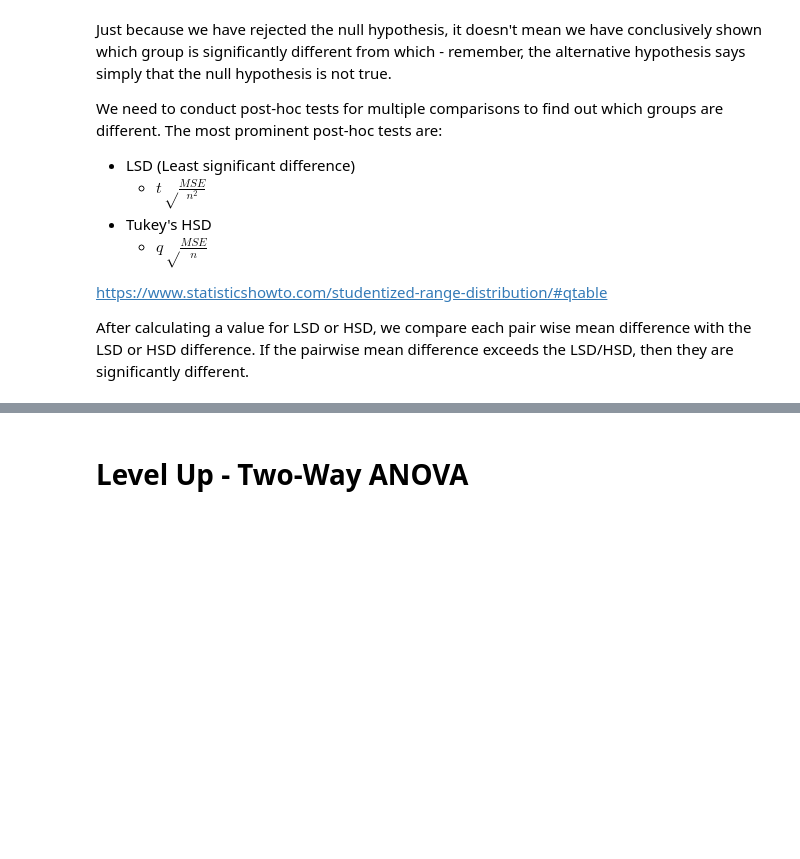
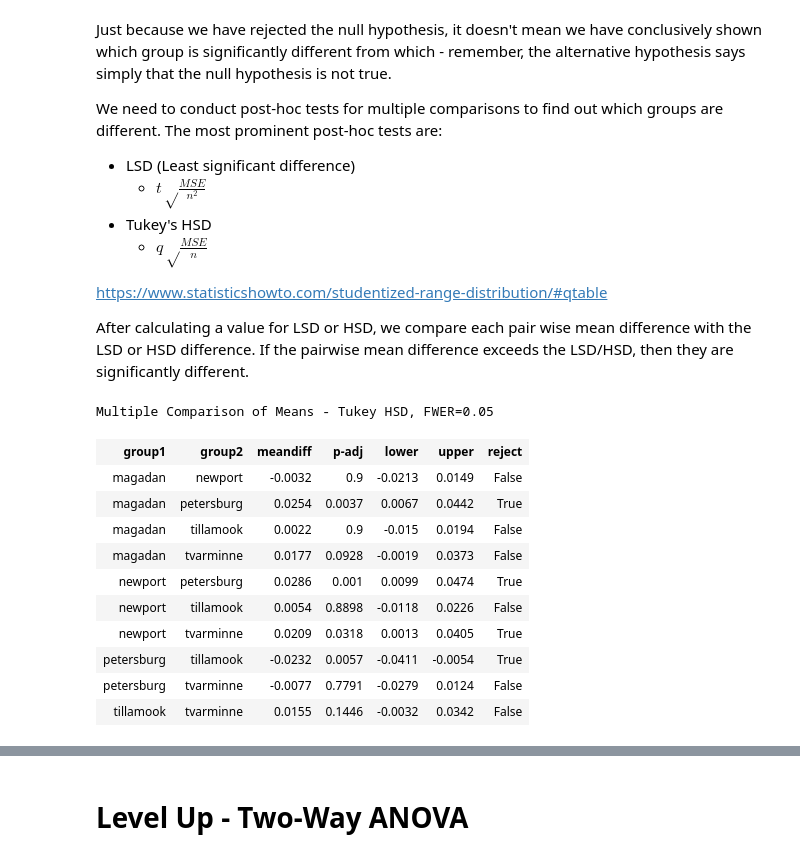
Before and after one commit to rbdaly16/NATL-DS-Live-062623, a Jupyter notebook: Phase2/Lectures/10_ANOVA_Hypothesis_testing.ipynb, the cells around one changed output, grey strips where cells are left out. Saved outputs shown, nothing was run; the diff lists cells and outputs as text; code cells hidden in the pictures; blank space fills up the shorter version.

```diff
--- a/Phase2/Lectures/10_ANOVA_Hypothesis_testing.ipynb
+++ b/Phase2/Lectures/10_ANOVA_Hypothesis_testing.ipynb
@@ -463,4 +634,18 @@ After calculating a value for LSD or HSD, we compare each pair wise mean differe
 # %%
 from statsmodels.stats.multicomp import pairwise_tukeyhsd
 
-None
+tk_hsd = pairwise_tukeyhsd(df['shell_standardized'], df['area'])
+tk_hsd.summary()
+# %% [output]
+Multiple Comparison of Means - Tukey HSD, FWER=0.05
+| group1 | group2 | meandiff | p-adj | lower | upper | reject |
+| magadan | newport | -0.0032 | 0.9 | -0.0213 | 0.0149 | False |
+| magadan | petersburg | 0.0254 | 0.0037 | 0.0067 | 0.0442 | True |
+| magadan | tillamook | 0.0022 | 0.9 | -0.015 | 0.0194 | False |
+| magadan | tvarminne | 0.0177 | 0.0928 | -0.0019 | 0.0373 | False |
+| newport | petersburg | 0.0286 | 0.001 | 0.0099 | 0.0474 | True |
+| newport | tillamook | 0.0054 | 0.8898 | -0.0118 | 0.0226 | False |
+| newport | tvarminne | 0.0209 | 0.0318 | 0.0013 | 0.0405 | True |
+| petersburg | tillamook | -0.0232 | 0.0057 | -0.0411 | -0.0054 | True |
+| petersburg | tvarminne | -0.0077 | 0.7791 | -0.0279 | 0.0124 | False |
+| tillamook | tvarminne | 0.0155 | 0.1446 | -0.0032 | 0.0342 | False |
```
Also changed, not shown: parts of 22 cells of this notebook, 1 other file.
